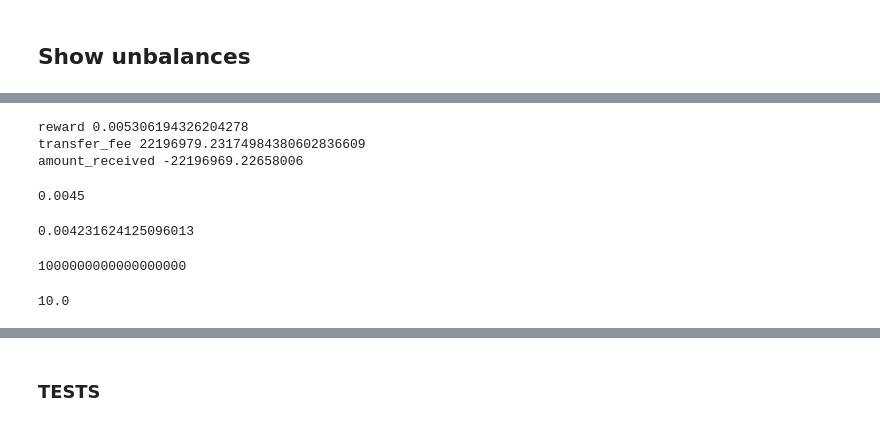
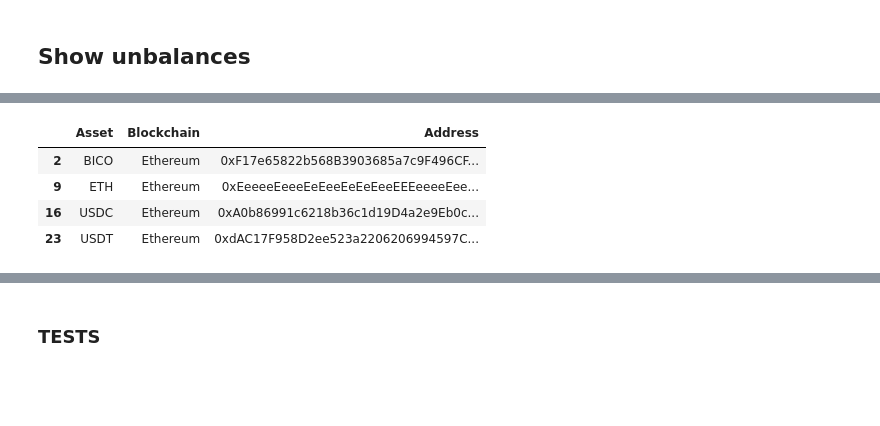
Before and after one commit to IlluvatarEru/hyphenArbitrage, a Jupyter notebook: research/Hyphen Arbitrage.ipynb, the cells around one changed output, grey strips where cells are left out. Drawn from its saved outputs; the diff is of its cells as text; code cells hidden in the pictures; blank space fills up the shorter version.

```diff
--- a/research/Hyphen Arbitrage.ipynb
+++ b/research/Hyphen Arbitrage.ipynb
@@ -229,29 +58,0 @@ lpFee 4.5e-21
-# %%
-amount = 10*1e18
-max_fee=tokens_info['maxFee']
-equilibrium_fee=tokens_info['equilibriumFee']
-gas_fee=0.000136411375259000
-reward = compute_received_reward(amount, incentive_pool, liquidity, equilibrium_liquidity)
-# compute the transfer fee
-transfer_fee = compute_transfer_fee(amount, liquidity, equilibrium_liquidity, max_fee, equilibrium_fee,
-                                    excess_state_transfer_fee, depth=2)
-print("reward", reward)
-print("transfer_fee", '{:.20f}'.format(transfer_fee))
-# compute the amount received on the toChain
-amount_received = compute_amount_received(amount / 1e18 + reward, transfer_fee, gas_fee)
-print("amount_received", amount_received)
-# compute what you would get by bridging back to the fromChain using native bridges or others
-bridged_back_amount = compute_bridged_back_amount(amount_received)
-# %% [output]
-reward 0.005306194326204278
-transfer_fee 22196979.23174984380602836609
-amount_received -22196969.22658006
-# %%
-print(0.004500000000000000)
-max_fee=0.1
-equilibrium_fee=0.001
-depth=2
-compute_transfer_fee(10*1e18, liquidity, equilibrium_liquidity, max_fee, equilibrium_fee, depth)
-# %% [output]
-0.0045
-0.004231624125096013
@@ -260,11 +59,12 @@ https://hyphen-v2-api.biconomy.io/api/v1/data/transferFee?fromChainId=1&toChainI
-# %%
-int(1e18)
-# %% [output]
-1000000000000000000
-# %%
-get_wallet_balance_eth()/1e18
-# %% [output]
-10.0
+# %%
+blockchain_from = 'Ethereum'
+supported_assets.loc[supported_assets['Blockchain'] == blockchain_from]
+# %% [output]
+|  | Asset | Blockchain | Address |
+| 2 | BICO | Ethereum | 0xF17e65822b568B3903685a7c9F496CF... |
+| 9 | ETH | Ethereum | 0xEeeeeEeeeEeEeeEeEeEeeEEEeeeeEee... |
+| 16 | USDC | Ethereum | 0xA0b86991c6218b36c1d19D4a2e9Eb0c... |
+| 23 | USDT | Ethereum | 0xdAC17F958D2ee523a2206206994597C... |
 # %%
 from src.read import *
 from src.arbitrage import *
```
Also changed, not shown: parts of 16 cells of this notebook, 6 other files.
